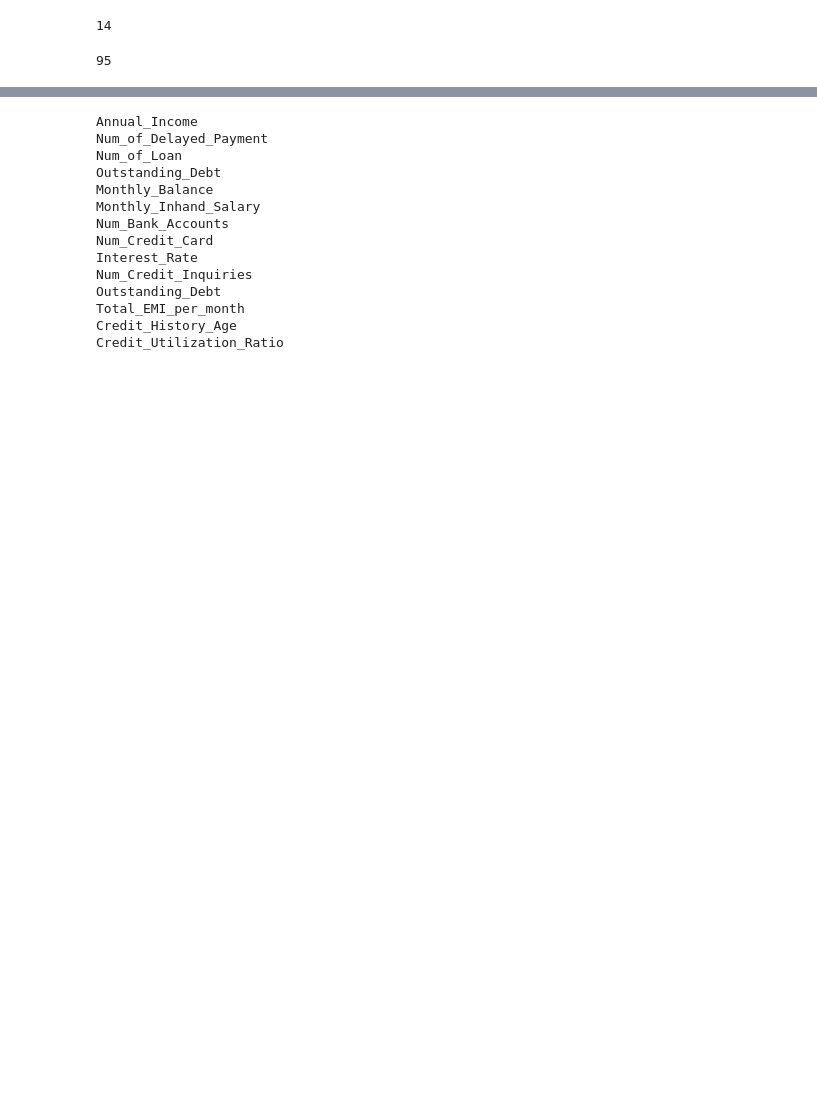
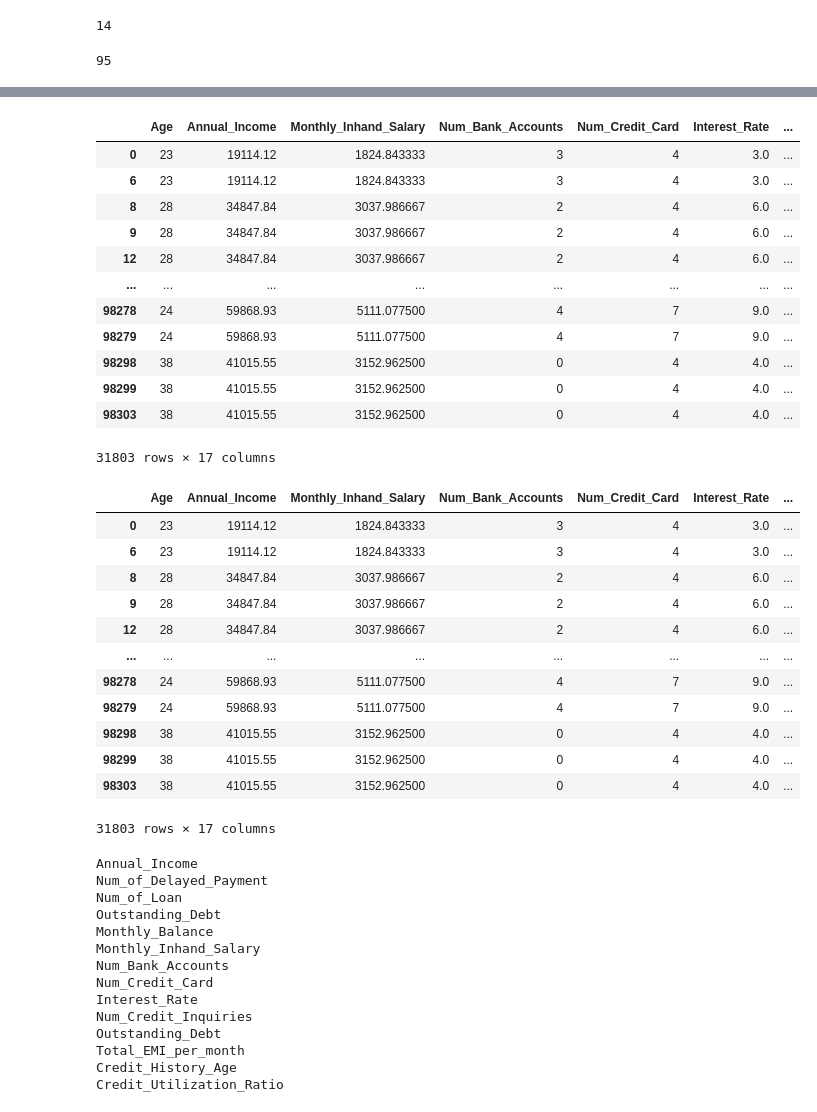
Before and after one commit to Hummaton/Credit-Score-Classifier, a Jupyter notebook: dataset/preprocess.ipynb, the cells around one changed output, grey strips where cells are left out. Cells and saved outputs as stored; diff of their text form; code cells hidden in the pictures; blank space fills up the shorter version.

```diff
--- a/dataset/preprocess.ipynb
+++ b/dataset/preprocess.ipynb
@@ -136,3 +60,61 @@ df_filtered
+# %%
+#Type converting all columns to numerical
+dataset['Annual_Income'] = dataset["Annual_Income"].astype(float)
+dataset["Monthly_Balance"] = dataset["Monthly_Balance"].astype(float)
+dataset["Monthly_Inhand_Salary"] = dataset["Monthly_Inhand_Salary"].astype(float)
+dataset["Num_Bank_Accounts"] = dataset["Num_Bank_Accounts"].astype(int)
+dataset["Num_Credit_Card"] = dataset["Num_Credit_Card"].astype(int)
+dataset["Interest_Rate"] = dataset["Interest_Rate"].astype(float)
+dataset["Num_of_Loan"] = dataset["Num_of_Loan"].astype(int)
+dataset["Num_of_Delayed_Payment"] = dataset["Num_of_Delayed_Payment"].astype(int)
+dataset["Outstanding_Debt"] = dataset["Outstanding_Debt"].astype(float)
+
+#Manual Outlier removal
+dataset = dataset[dataset['Num_Bank_Accounts'] <= 13]
+dataset = dataset[dataset['Num_Credit_Card'] <= 12]
+dataset = dataset[dataset['Interest_Rate'] <= 19]
+dataset = dataset[dataset['Num_of_Loan'] <= 8]
+dataset = dataset[dataset['Num_of_Delayed_Payment'] <= 23]
+dataset = dataset[dataset['Num_Credit_Inquiries'] <= 15]
+dataset = dataset[dataset['Num_of_Delayed_Payment'] <= 18]
+
+#Iterating and converting the credit history to numerical values
+for i in dataset['Credit_History_Age']:
+    years = (re.findall(r'(\d+) Years', i))
+    months = (re.findall(r'(\d+) Months', i))
+    total_months = int(years[0]) * 12 + int(months[0])
+    dataset['Credit_History_Age'] = dataset['Credit_History_Age'].replace(i, total_months)
+
+df_filtered = dataset
+
+df_filtered
+# %% [output]
+|  | Age | Annual_Income | Monthly_Inhand_Salary | Num_Bank_Accounts | Num_Credit_Card | Interest_Rate | ... |
+| 0 | 23 | 19114.12 | 1824.843333 | 3 | 4 | 3.0 | ... |
+| 6 | 23 | 19114.12 | 1824.843333 | 3 | 4 | 3.0 | ... |
+| 8 | 28 | 34847.84 | 3037.986667 | 2 | 4 | 6.0 | ... |
+| 9 | 28 | 34847.84 | 3037.986667 | 2 | 4 | 6.0 | ... |
+| 12 | 28 | 34847.84 | 3037.986667 | 2 | 4 | 6.0 | ... |
+| ... | ... | ... | ... | ... | ... | ... | ... |
+| 98278 | 24 | 59868.93 | 5111.077500 | 4 | 7 | 9.0 | ... |
+| 98279 | 24 | 59868.93 | 5111.077500 | 4 | 7 | 9.0 | ... |
+| 98298 | 38 | 41015.55 | 3152.962500 | 0 | 4 | 4.0 | ... |
+| 98299 | 38 | 41015.55 | 3152.962500 | 0 | 4 | 4.0 | ... |
+| 98303 | 38 | 41015.55 | 3152.962500 | 0 | 4 | 4.0 | ... |
+31803 rows × 17 columns
+|  | Age | Annual_Income | Monthly_Inhand_Salary | Num_Bank_Accounts | Num_Credit_Card | Interest_Rate | ... |
+| 0 | 23 | 19114.12 | 1824.843333 | 3 | 4 | 3.0 | ... |
+| 6 | 23 | 19114.12 | 1824.843333 | 3 | 4 | 3.0 | ... |
+| 8 | 28 | 34847.84 | 3037.986667 | 2 | 4 | 6.0 | ... |
+| 9 | 28 | 34847.84 | 3037.986667 | 2 | 4 | 6.0 | ... |
+| 12 | 28 | 34847.84 | 3037.986667 | 2 | 4 | 6.0 | ... |
+| ... | ... | ... | ... | ... | ... | ... | ... |
+| 98278 | 24 | 59868.93 | 5111.077500 | 4 | 7 | 9.0 | ... |
+| 98279 | 24 | 59868.93 | 5111.077500 | 4 | 7 | 9.0 | ... |
+| 98298 | 38 | 41015.55 | 3152.962500 | 0 | 4 | 4.0 | ... |
+| 98299 | 38 | 41015.55 | 3152.962500 | 0 | 4 | 4.0 | ... |
+| 98303 | 38 | 41015.55 | 3152.962500 | 0 | 4 | 4.0 | ... |
+31803 rows × 17 columns
 # %%
 # Remove Rows with invalid data
 columns = ["Annual_Income", "Num_of_Delayed_Payment", "Num_of_Loan", "Outstanding_Debt", "Monthly_Balance", "Monthly_Inhand_Salary", "Num_Bank_Accounts", "Num_Credit_Card", "Interest_Rate", "Num_Credit_Inquiries", "Outstanding_Debt", "Total_EMI_per_month", "Credit_History_Age", "Credit_Utilization_Ratio"]
```
Also changed, not shown: parts of 5 cells of this notebook, 1 other file.
